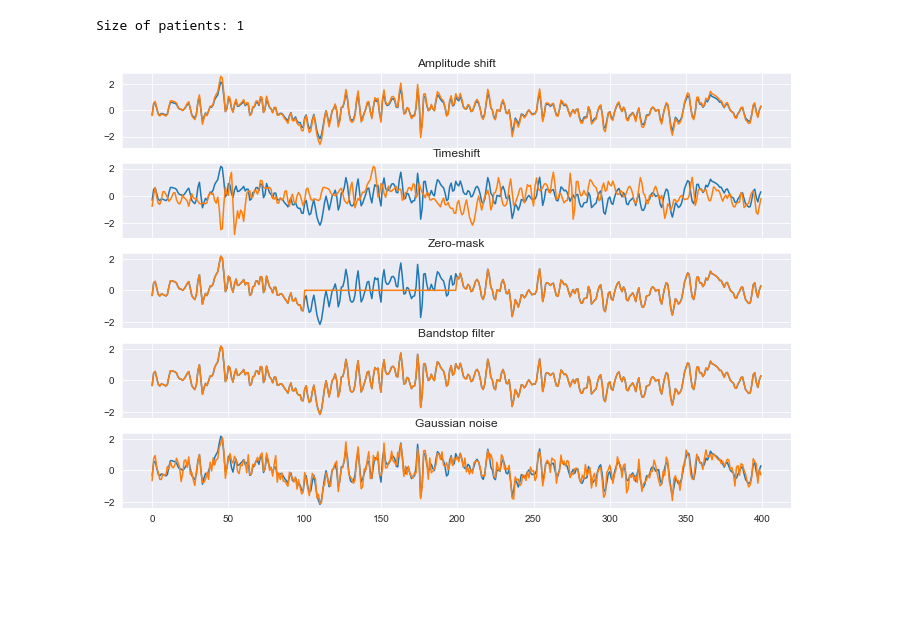
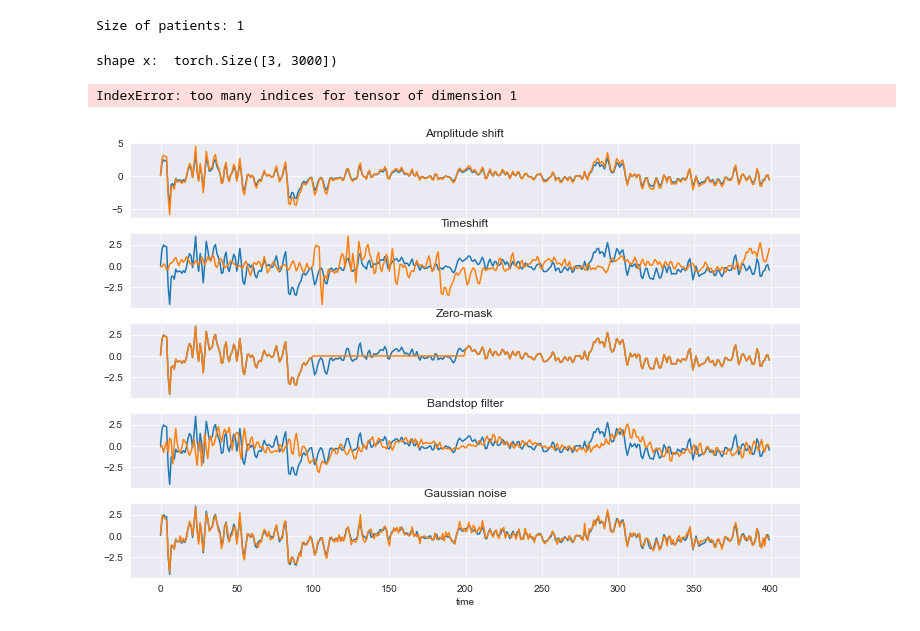
Before and after one commit to TomS55555/thesis, a Jupyter notebook: experiments/view_augmentations.ipynb, the cells around one changed output. Drawn from its saved outputs; the diff is of its cells as text; code cells hidden in the pictures; blank space fills up the shorter version.

```diff
--- a/experiments/view_augmentations.ipynb
+++ b/experiments/view_augmentations.ipynb
@@ -9,8 +10,9 @@ torch.tensor(1.2).unsqueeze(0)
 # %% [output]
 tensor([1.2000])
 # %%
+batch_size = 3
 aug_module=AugmentationModule(
-            batch_size=1,
+            batch_size=batch_size,
             noise_min=0.3,
             noise_max=0.3,
             zeromask_min=300,
@@ -31,25 +31,38 @@ x = ds.__getitem__(11)[0]  # take a random datapoint
+# %%
+dl = data.DataLoader(dataset=ds, batch_size=batch_size, shuffle=False)
+batch = list(iter(dl))[0]
 # %%
-
-x_am = aug_module.amplitude_scale(x.clone(), torch.tensor(1.2).unsqueeze(0))
-x_ts = aug_module.time_shift(x.clone(), (100,))
-x_zm = aug_module.zero_mask(x.clone(), torch.tensor([[2700,2800]], dtype=torch.int32))
-x_filtered = x.clone()   # aug_module.freq_mask(x.clone(), torch.tensor([[0, 1000]]))
-x_gn = aug_module.gaussian_noise(x.clone(), torch.tensor([0.3]))
+x = batch[0].squeeze(1)
+print("shape x: ", x.shape)
+x_am = aug_module.amplitude_scale(x.clone(), torch.tensor([1.3, 0.5, 1.3]))
+x_ts = aug_module.time_shift(x.clone(), (100,-100,100))
+x_zm = aug_module.zero_mask(x.clone(), torch.tensor([[2700,2800], [2400,2500], [2500, 2600]], dtype=torch.int32))
+x_filtered = aug_module.bandpass_filter(x.clone(), torch.tensor([5., 10., 15.]))
+x_gn = aug_module.gaussian_noise(x.clone(), torch.tensor([0.3, 0.5, 0.2]))
+# %% [output]
+shape x:  torch.Size([3, 3000])
 # %%
 x_augs = [x_am, x_ts, x_zm, x_filtered, x_gn]
+index = 1
+x_augs = [t[index,:] for t in x_augs]
+x = x[index,:]
+
 aug_names = ['Amplitude shift',
              'Timeshift',
              'Zero-mask',
              'Bandstop filter',
              'Gaussian noise']
+# %% [output]
+IndexError: too many indices for tensor of dimension 1
 # %%
 import os
 os.environ['KMP_DUPLICATE_LIB_OK']='True'
 fig, axs = plt.subplots(len(x_augs), figsize=(12,8), sharex='all')
 for i in range(len(x_augs)):
-    axs[i].plot(x.squeeze()[2600:3000])
-    axs[i].plot(x_augs[i].squeeze()[2600:3000])
+    axs[i].plot(x[2600:3000])
+    axs[i].plot(x_augs[i][2600:3000])
     axs[i].set_title(aug_names[i])
-# plt.savefig('augmentations.png', facecolor="white")
+axs[4].set_xlabel("time")
+#plt.savefig('augmentations.png', facecolor="white")
 # %% [output]
-[figure, old version]
+[figure, new version]
```
Also changed, not shown: parts of 2 cells of this notebook, 3 other files.
